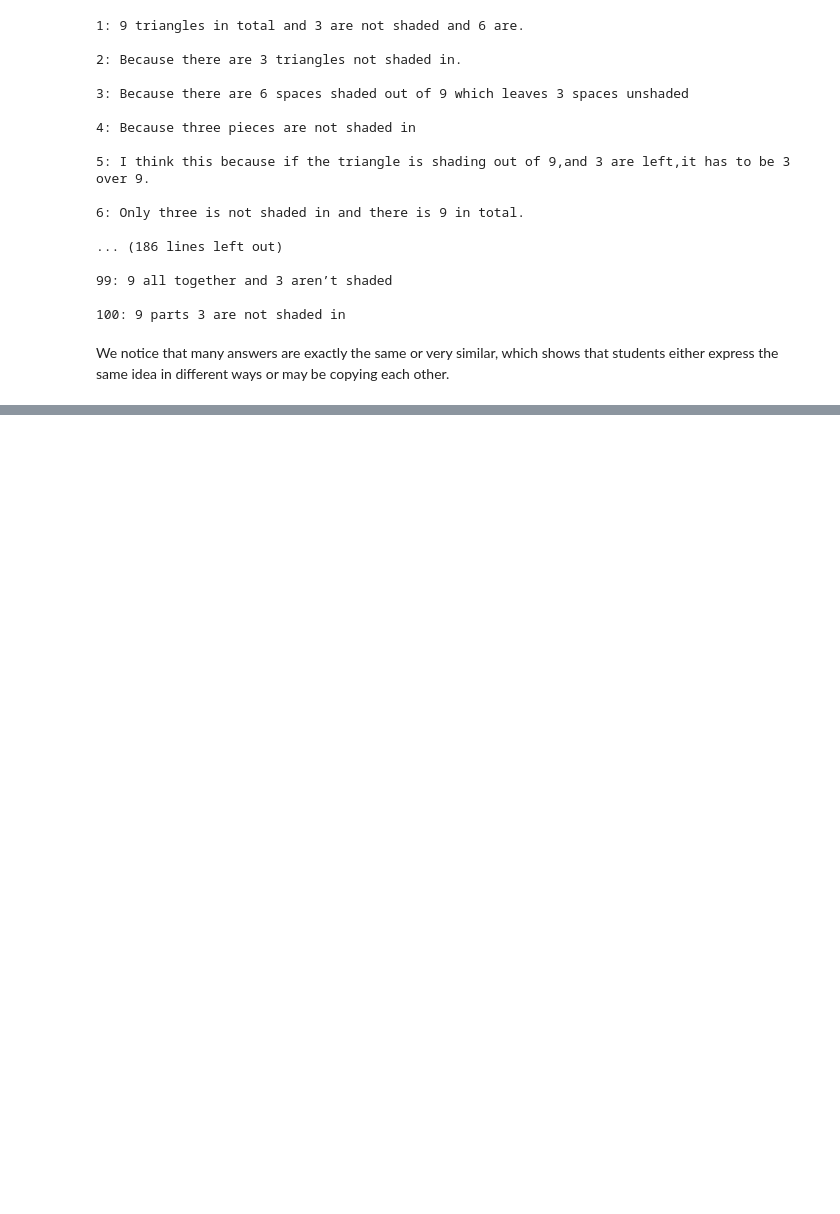
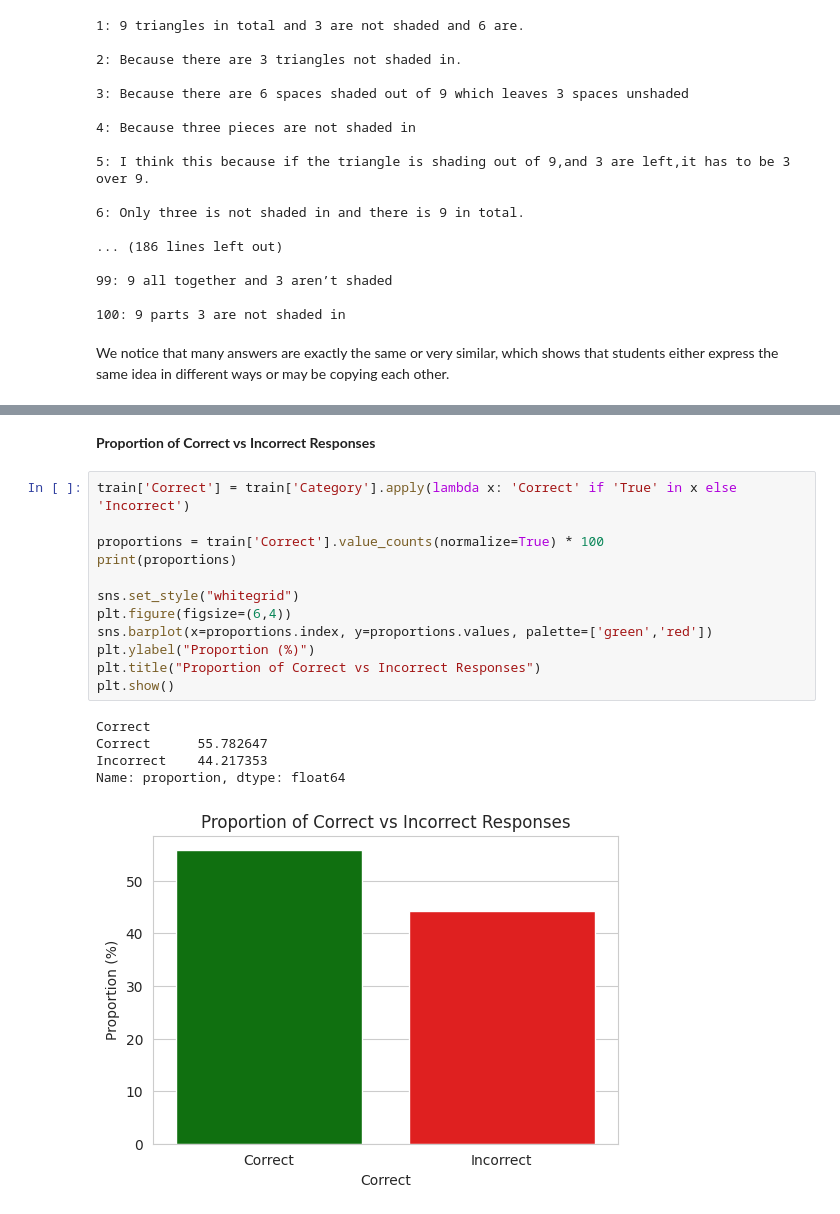
Before and after one commit to assil-barhoumi/Math_misconceptions_prediction, a Jupyter notebook: student-math-misunderstandings.ipynb, the cells around one changed output, grey strips where cells are left out. Cells and saved outputs as stored; diff of their text form; blank space fills up the shorter version.

```diff
--- a/student-math-misunderstandings.ipynb
+++ b/student-math-misunderstandings.ipynb
@@ -173,0 +184,20 @@ We notice that many answers are exactly the same or very similar, which shows th
+# %% [markdown]
+**Proportion of Correct vs Incorrect Responses**
+# %%
+train['Correct'] = train['Category'].apply(lambda x: 'Correct' if 'True' in x else 'Incorrect')
+
+proportions = train['Correct'].value_counts(normalize=True) * 100
+print(proportions)
+
+sns.set_style("whitegrid")
+plt.figure(figsize=(6,4))
+sns.barplot(x=proportions.index, y=proportions.values, palette=['green','red'])
+plt.ylabel("Proportion (%)")
+plt.title("Proportion of Correct vs Incorrect Responses")
+plt.show()
+# %% [output]
+Correct
+Correct      55.782647
+Incorrect    44.217353
+Name: proportion, dtype: float64
+[figure, added]
```
Also changed, not shown: parts of 16 cells of this notebook.
